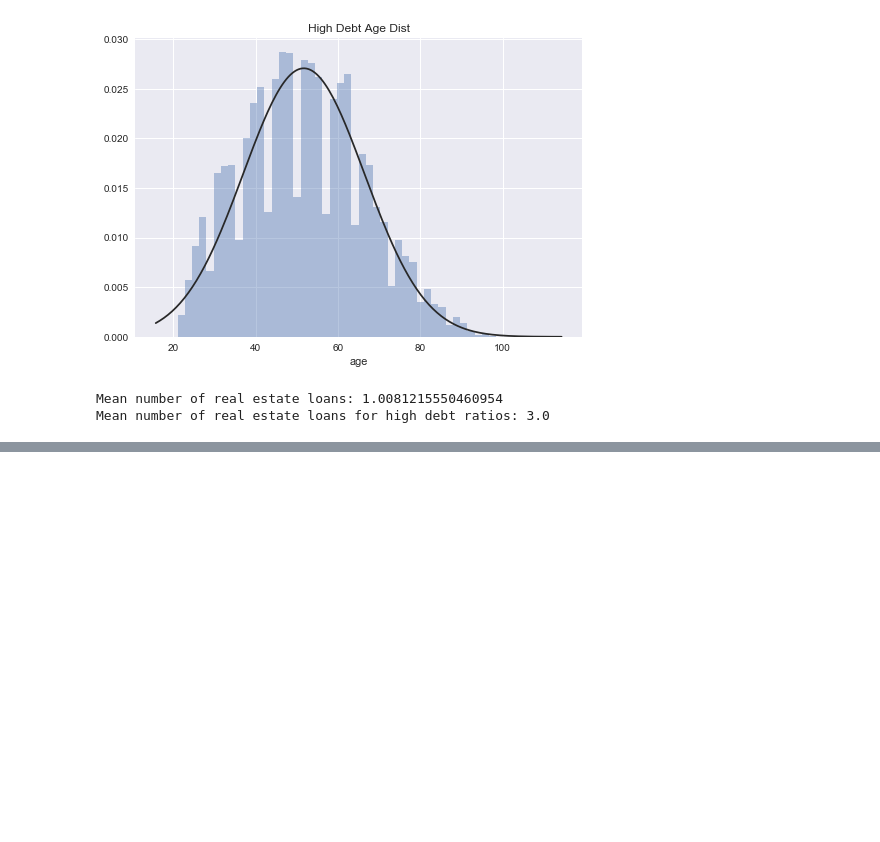
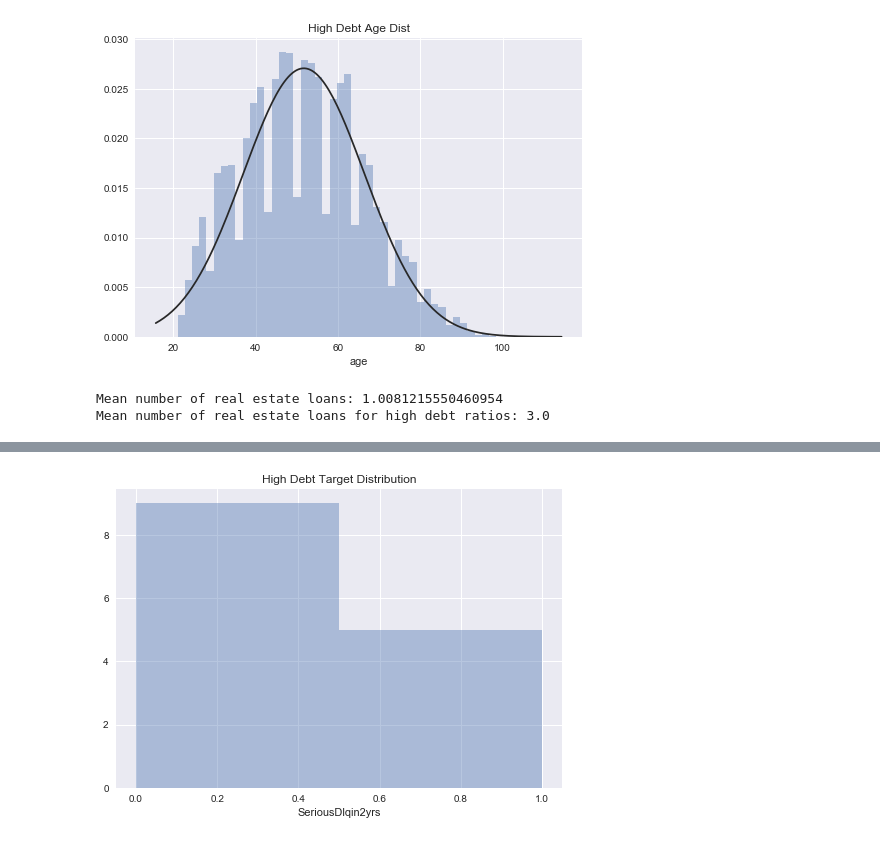
Before and after one commit to ratulesrar3/ml-pubpol, a Jupyter notebook: hw2/hw2.ipynb, the cells around one changed output, grey strips where cells are left out. Cells and saved outputs as stored; diff of their text form; code cells hidden in the pictures; blank space fills up the shorter version.

```diff
--- a/hw2/hw2.ipynb
+++ b/hw2/hw2.ipynb
@@ -84,0 +95,4 @@ Mean number of real estate loans for high debt ratios: 3.0
+# %%
+plot_dist(high_debt, 'SeriousDlqin2yrs', 'High Debt Target Distribution', normal=False)
+# %% [output]
+[figure, added]
```
Also changed, not shown: parts of 25 cells of this notebook, 2 other files.
